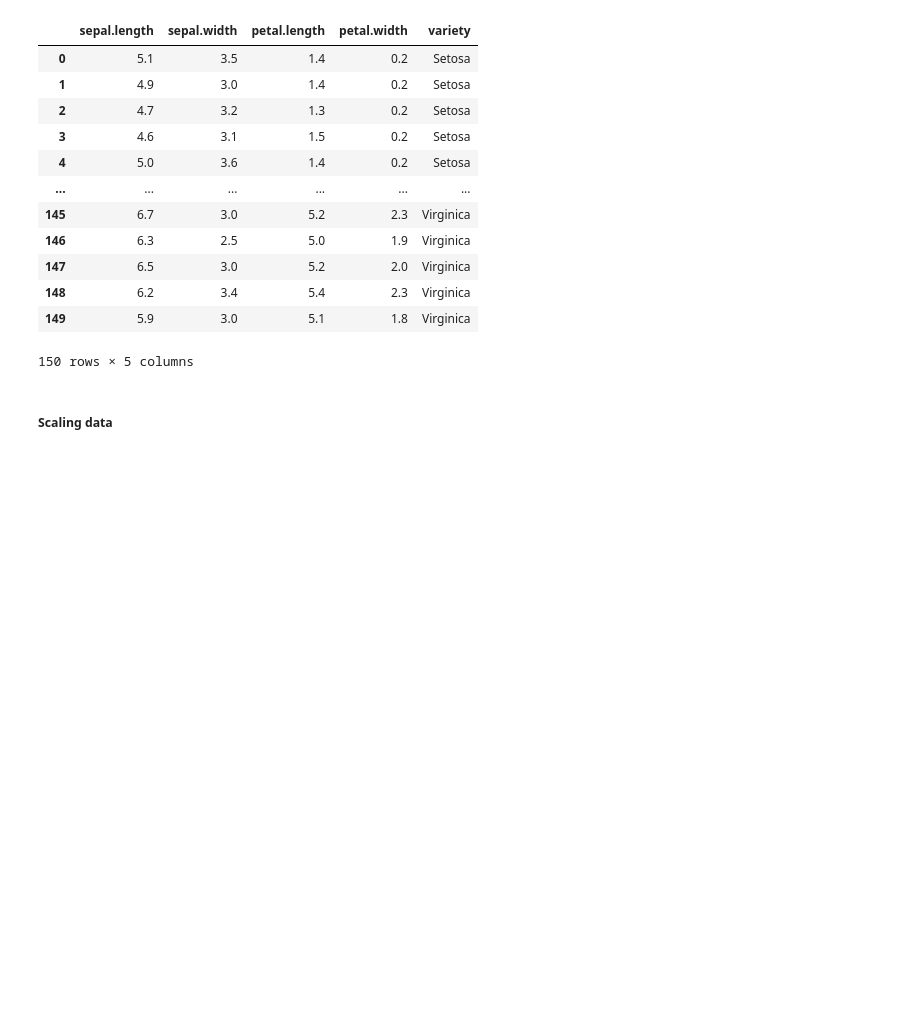
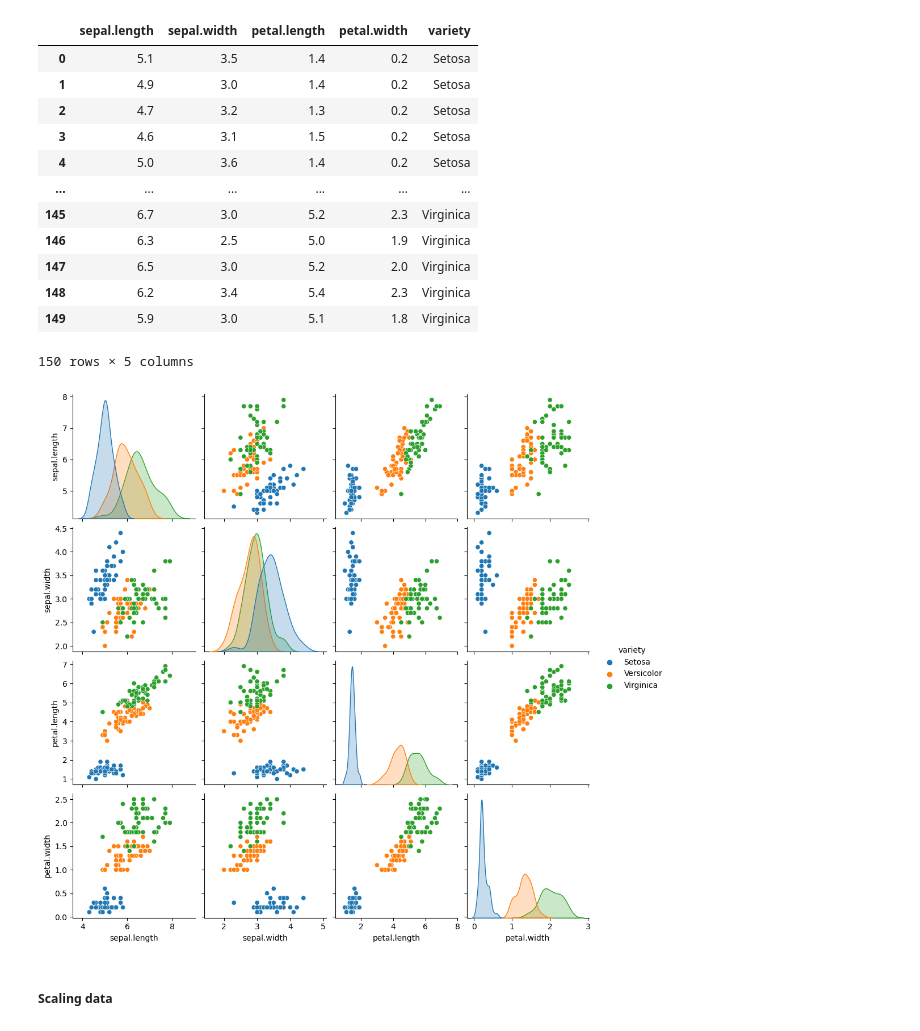
Before and after one commit to pcsukumar/mlprojects, a Jupyter notebook: tasks.ipynb, the cells around one changed output. Cells and saved outputs as stored; diff of their text form; code cells hidden in the pictures; blank space fills up the shorter version.

```diff
--- a/tasks.ipynb
+++ b/tasks.ipynb
@@ -488,3 +488,8 @@ pca = dec.PCA(n_components=2)
+# %%
+# Scatter plots and histograms.
+sns.pairplot(df, hue='variety');
+# %% [output]
+[figure, added]
 # %% [markdown]
 ##### Scaling data
 # %%
```
Also changed, not shown: parts of 9 cells of this notebook.
